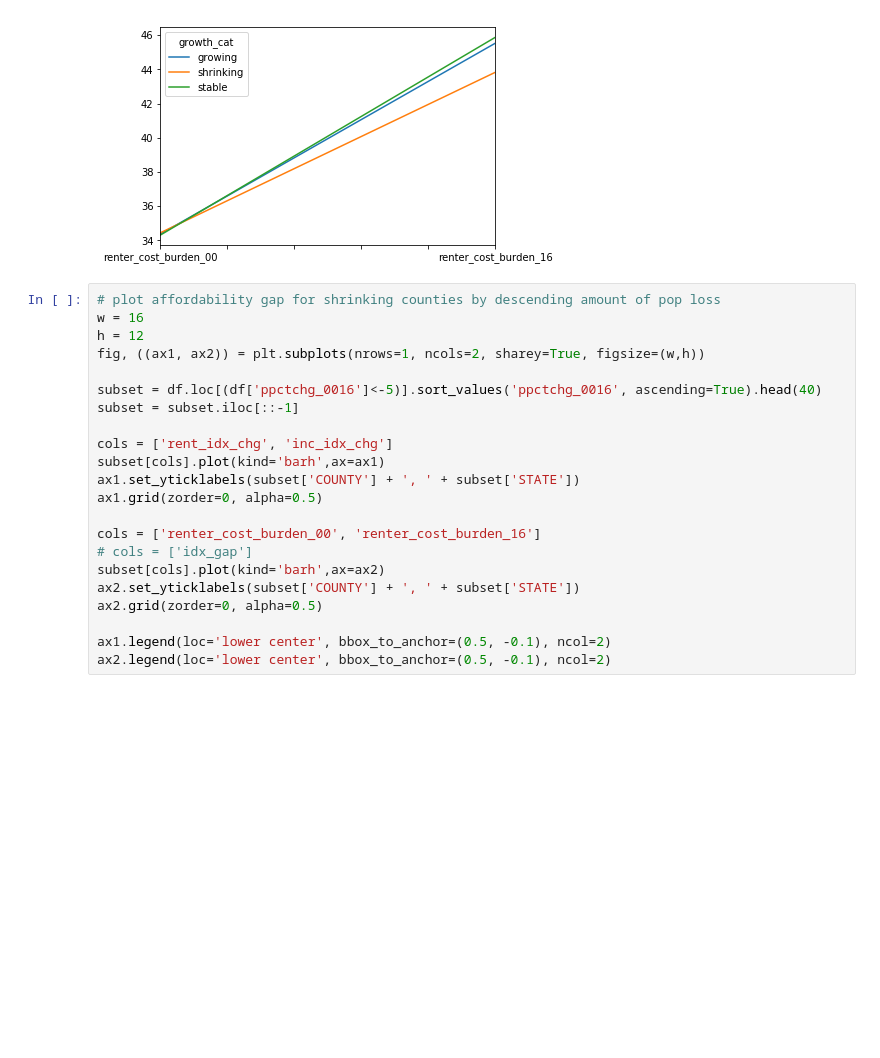
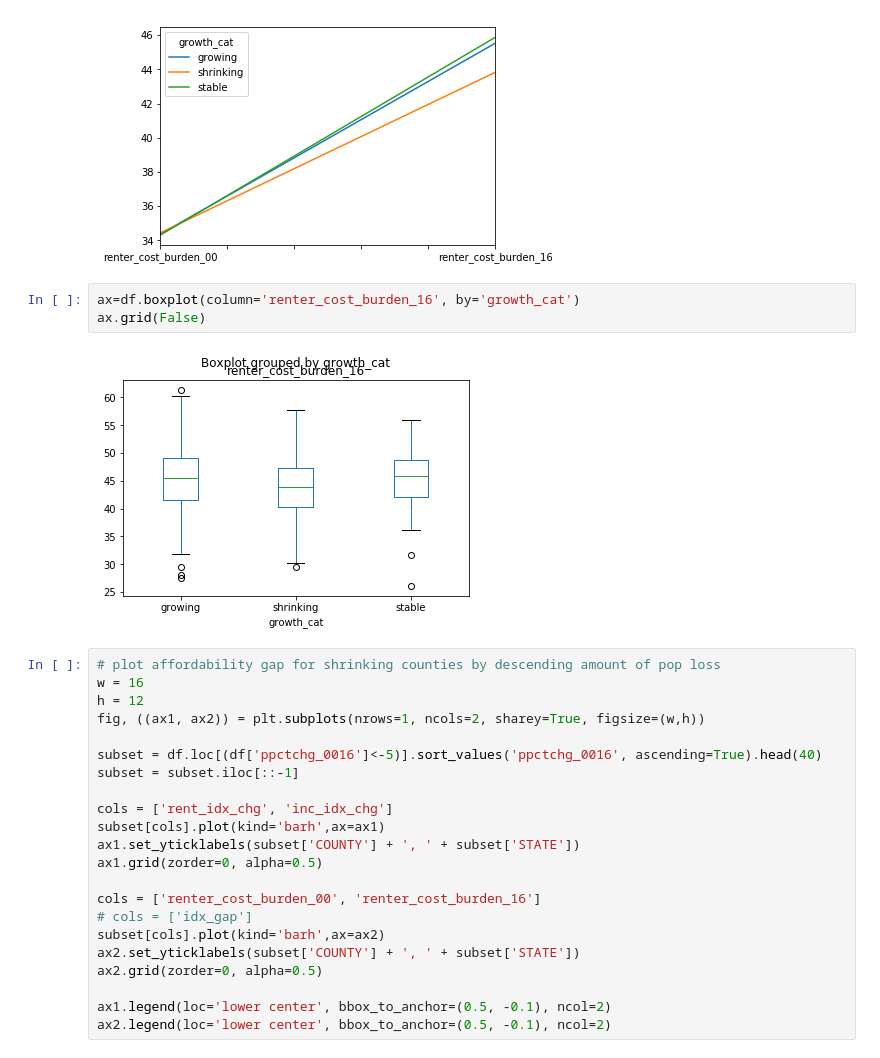
Before and after one commit to ecseymour/cost_burden, a Jupyter notebook: notebooks/county_cost_burden_scratch.ipynb, the cells around one changed output. Saved outputs shown, nothing was run; the diff lists cells and outputs as text; blank space fills up the shorter version.

```diff
--- a/notebooks/county_cost_burden_scratch.ipynb
+++ b/notebooks/county_cost_burden_scratch.ipynb
@@ -204,6 +238,11 @@ grouped[cols].median().transpose().plot()
 # %% [output]
 <matplotlib.axes._subplots.AxesSubplot at 0x...>
 [figure]
+# %%
+ax=df.boxplot(column='renter_cost_burden_16', by='growth_cat')
+ax.grid(False)
+# %% [output]
+[figure, added]
 # %%
 # plot affordability gap for shrinking counties by descending amount of pop loss
 w = 16
```
Also changed, not shown: parts of 4 cells of this notebook, 1 other file.
